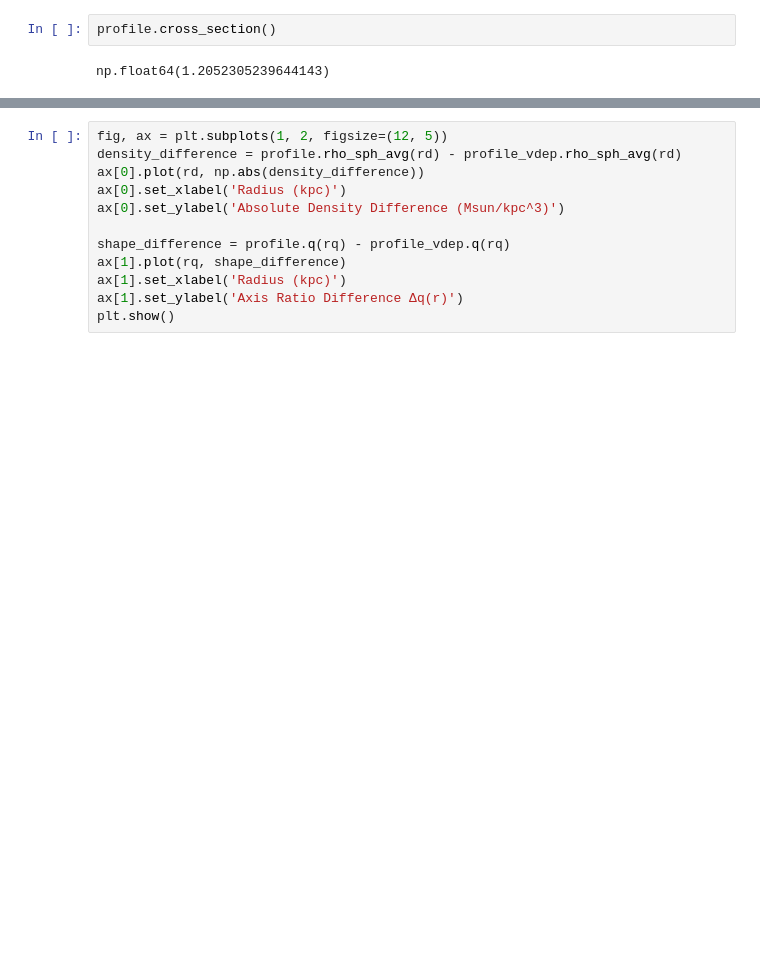
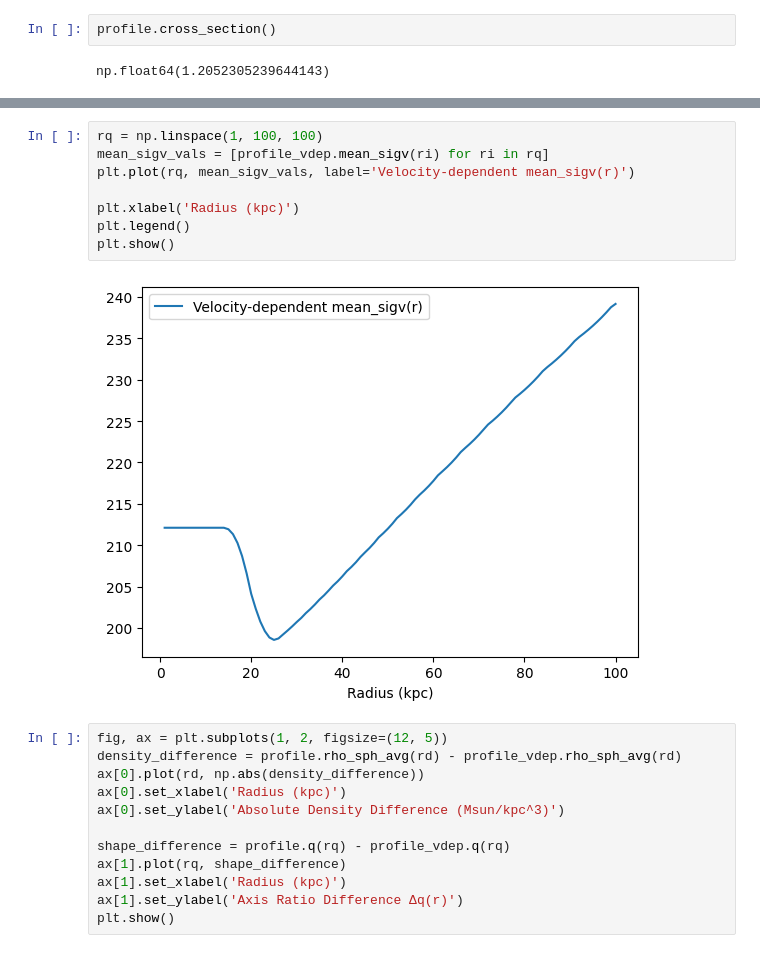
Before and after one commit to AdamSmithOrlik/nonspherical-sidm-jeans-model, a Jupyter notebook: examples/dev.ipynb, the cells around one changed output, grey strips where cells are left out. Cells and saved outputs as stored; diff of their text form; blank space fills up the shorter version.

```diff
--- a/examples/dev.ipynb
+++ b/examples/dev.ipynb
@@ -80,3 +102,13 @@ ax[1].legend()
+# %%
+rq = np.linspace(1, 100, 100)
+mean_sigv_vals = [profile_vdep.mean_sigv(ri) for ri in rq]
+plt.plot(rq, mean_sigv_vals, label='Velocity-dependent mean_sigv(r)')
+
+plt.xlabel('Radius (kpc)')
+plt.legend()
+plt.show()
+# %% [output]
+[figure, added]
 # %%
 fig, ax = plt.subplots(1, 2, figsize=(12, 5))
 density_difference = profile.rho_sph_avg(rd) - profile_vdep.rho_sph_avg(rd)
```
Also changed, not shown: parts of 7 cells of this notebook.
